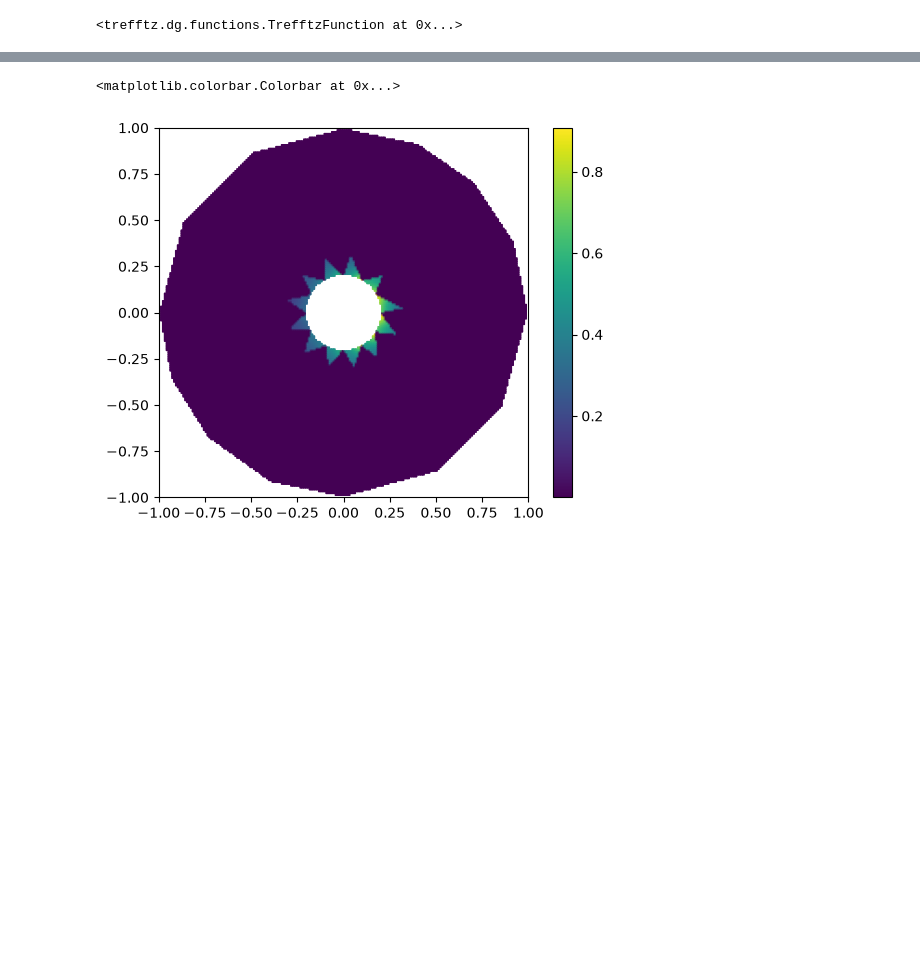
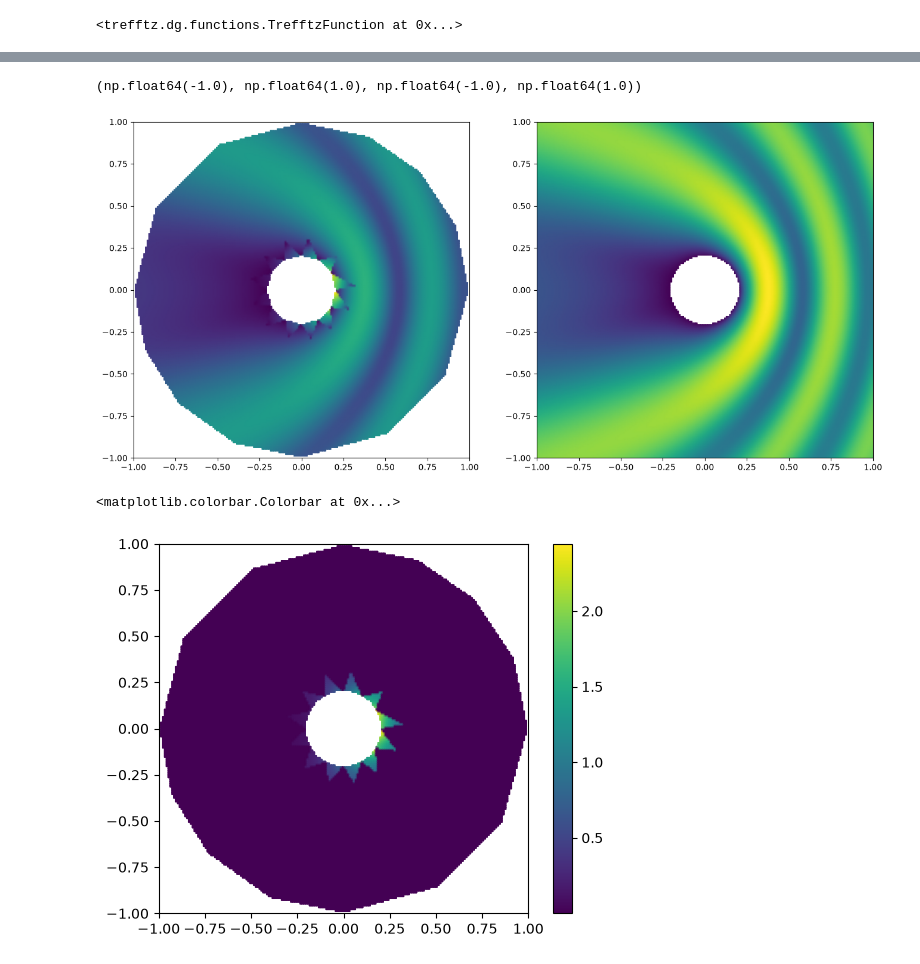
Before and after one commit to MPenaR/Trefftz, a Jupyter notebook: notebooks/open_space_usage.ipynb, the cells around one changed output, grey strips where cells are left out. Drawn from its saved outputs; the diff is of its cells as text; code cells hidden in the pictures; blank space fills up the shorter version.

```diff
--- a/notebooks/open_space_usage.ipynb
+++ b/notebooks/open_space_usage.ipynb
@@ -182,7 +187,18 @@ ax[1].axis('square')
+# %%
+fig, ax = plt.subplots(ncols=2, figsize=(16,8))
+
+ax[0].pcolormesh(X, Y, np.abs(U_h), shading="gouraud")
+ax[0].axis('square')
+
+ax[1].pcolormesh(X, Y, np.abs(U), shading="gouraud")
+ax[1].axis('square')
+# %% [output]
+(np.float64(-1.0), np.float64(1.0), np.float64(-1.0), np.float64(1.0))
+[figure, added]
 # %%
-plt.pcolormesh(X, Y, np.abs(Z - Z_exact), shading="gouraud")
+plt.pcolormesh(X, Y, np.abs(U - U_h), shading="gouraud")
 plt.axis("square")
 plt.colorbar()
 # %% [output]
 <matplotlib.colorbar.Colorbar at 0x...>
-[figure, old version]
+[figure, new version]
```
Also changed, not shown: parts of 7 cells of this notebook, 1 other file.
